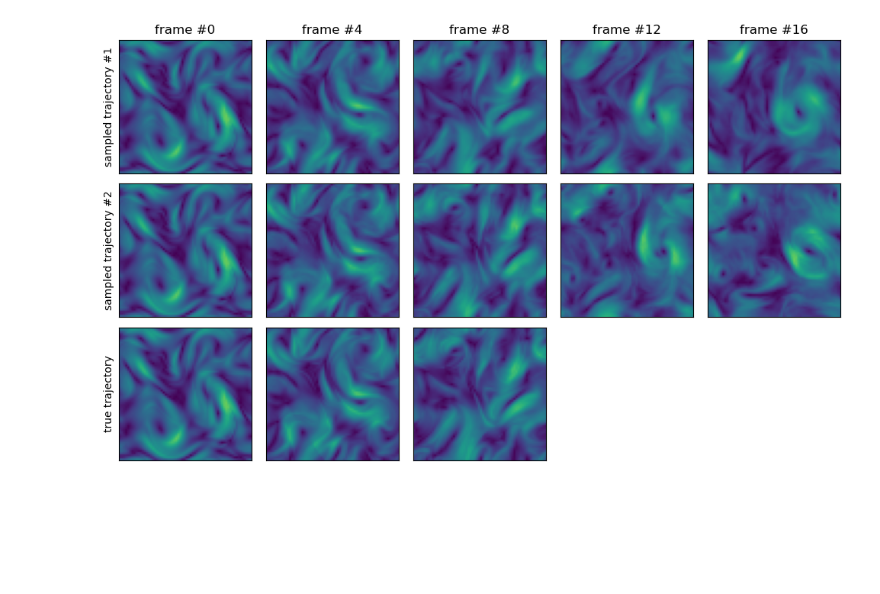
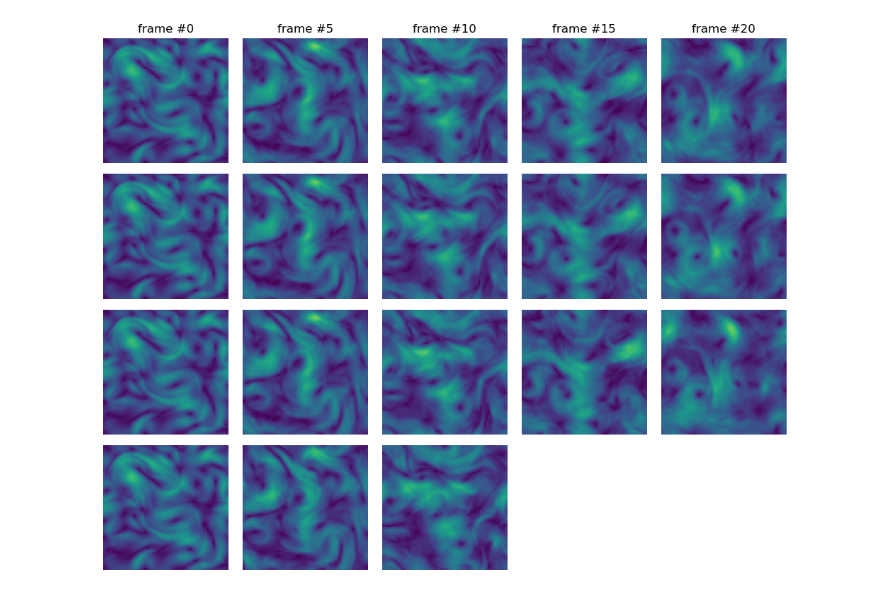
Before and after one commit to graps1/flow-matching-for-time-series, a Jupyter notebook: src/fmfts/experiments/ns2d/visualization.ipynb, the cells around one changed output. Saved outputs shown, nothing was run; the diff lists cells and outputs as text; code cells hidden in the pictures; blank space fills up the shorter version.

```diff
--- a/src/fmfts/experiments/ns2d/visualization.ipynb
+++ b/src/fmfts/experiments/ns2d/visualization.ipynb
@@ -20,17 +20,23 @@ single_step.load_state_dict(torch.load("trained_models/state_single_step.pt", we
 dataset_test = DatasetNS2D(mode = "test")
 # %%
 # demonstrates how one can predict a single sample
-y = dataset_test.get(0, 0, sequence_len=1)
-x = dataset_test.get(0, 1, sequence_len=1)
-x_pred = velocity.sample(y, steps=10, method="midpoint")
+y = dataset_test.get(3, 0, sequence_len=1)
+x = dataset_test.get(3, 1, sequence_len=1)
+x0 = velocity.p0.sample(y.shape).to(y.device)
+x_pred_v = velocity.sample(y, x0=x0, steps=50, method="midpoint")
+x_pred_f_l2 = flow_l2.sample(y, x0=x0, steps=1)
+x_pred_f_sob = flow_sobolev.sample(y, x0=x0, steps=1)
 
 # plotting
-fig, ax = plt.subplots(1, 3, figsize=(3*3, 3))
+fig, ax = plt.subplots(1, 4, figsize=(3*4, 3))
 dataset_test.plot(y, ax[0])
-dataset_test.plot(x, ax[1])
-dataset_test.plot(x_pred, ax[2])
+dataset_test.plot(x_pred_v, ax[1])
+dataset_test.plot(x_pred_f_l2, ax[2])
+dataset_test.plot(x_pred_f_sob, ax[3])
+for i in range(4): ax[i].axis("off")
 ax[0].set_title("x(t) from trajectory")
-ax[1].set_title("x(t+dt) from trajectory")
-ax[2].set_title("x(t+dt) sampled from model")
+ax[1].set_title("x(t+dt) ~ velocity model")
+ax[2].set_title("x(t+dt) ~ flow model (l2)")
+ax[3].set_title("x(t+dt) ~ flow model (sobolev)")
 plt.show()
 # %% [output]
@@ -38,42 +87,41 @@ plt.show()
 # %%
 # demonstrates how one can generate multiple trajectories
-n_trajectories = 2
-n_predictions = 20
-y = dataset_test.get(12, 0, sequence_len=10)
+n_predictions = 25
+y = dataset_test.get(10, 0, sequence_len=15)
 
-xs = torch.empty(n_predictions, n_trajectories, *y.shape[1:])
+xs = torch.empty(n_predictions, 3, *y.shape[1:])
 xs[0,:] = y[0].clone()
 for k in range(n_predictions-1):
     # xs[k+1] = velocity.sample(xs[k], steps=1, method="midpoint")
-    xs[k+1,0,None] = flow.sample(xs[k,0,None], steps=1)
-    xs[k+1,1,None] = velocity.sample(xs[k,1,None], steps=5, method="midpoint")
+    x0 = flow_l2.p0.sample(xs[k,0,None].shape).to(y.device)
+    xs[k+1,0,None] = flow_l2.sample(xs[k,0,None], x0=x0, steps=1)
+    xs[k+1,1,None] = flow_sobolev.sample(xs[k,1,None], x0=x0, steps=1)
+    xs[k+1,2,None] = velocity.sample(xs[k,2,None], x0=x0, steps=40, method="midpoint")
 
 # plotting
 n_plots   = 5
 
-fig, ax = plt.subplots(n_trajectories + 1, n_plots, figsize=(n_plots*2, (n_trajectories+1)*2))
-for k in range(n_trajectories):
+fig, ax = plt.subplots(4, n_plots, figsize=(n_plots*2, 4*2))
+for k in range(3):
     for i in range(n_plots):
         l = i * n_predictions // n_plots
         dataset_test.plot(xs[l, k], ax[k, i])
-        ax[k, i].set_xticks([])
-        ax[k, i].set_yticks([])
+        ax[k,i].axis("off")
     ax[k,0].set_ylabel(f"sampled trajectory #{k+1}")
 
 for i in range(n_plots):
     l = i * n_predictions // n_plots
     if l < len(y):
         dataset_test.plot(y[l], ax[-1, i])
-        ax[-1, i].set_xticks([])
-        ax[-1, i].set_yticks([])
+        ax[-1, i].axis("off")
     else:
         ax[-1, i].remove()
 
     ax[0, i].set_title(f"frame #{l}")
 ax[-1, 0].set_ylabel("true trajectory")
 
 plt.tight_layout()
 plt.show()
 # %% [output]
-[figure, old version]
+[figure, new version]
 # %%
```
Also changed, not shown: parts of 4 cells of this notebook, 17 other files.
